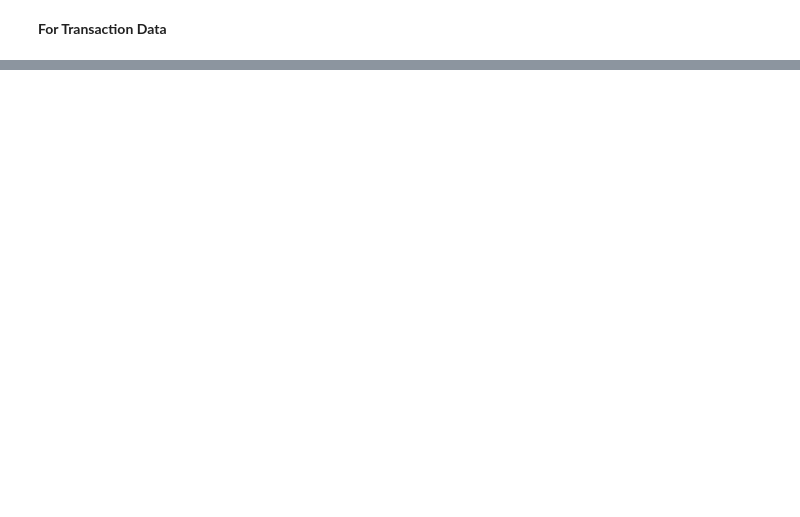
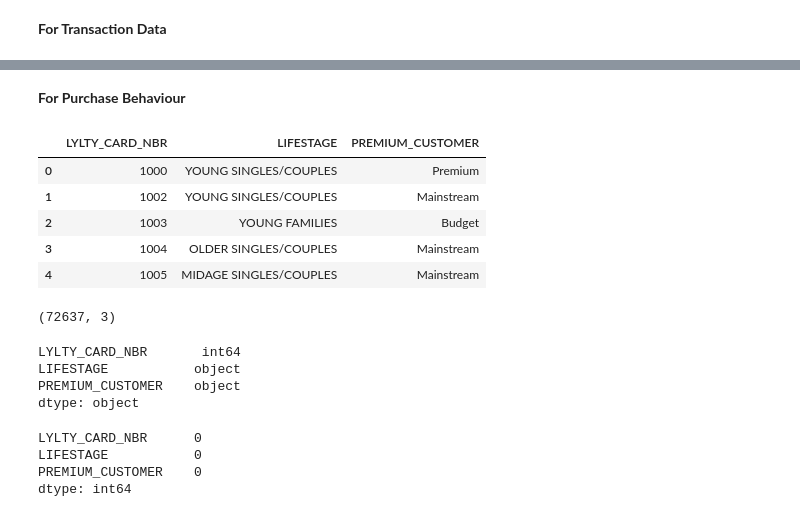
Before and after one commit to ankitg-02/customer-purchase-and-transactional-behavoiur-analysis, a Jupyter notebook: CPTBA_1.ipynb, the cells around one changed output, grey strips where cells are left out. Cells and saved outputs as stored; diff of their text form; code cells hidden in the pictures; blank space fills up the shorter version.

```diff
--- a/CPTBA_1.ipynb
+++ b/CPTBA_1.ipynb
@@ -162,0 +163,31 @@ plt.show()
+# %% [markdown]
+**For Purchase Behaviour**
+# %%
+data1=pd.read_csv(r'/content/QVI_purchase_behaviour.csv')
+purchase=pd.DataFrame(data1)
+purchase.head()
+# %% [output]
+|  | LYLTY_CARD_NBR | LIFESTAGE | PREMIUM_CUSTOMER |
+| 0 | 1000 | YOUNG SINGLES/COUPLES | Premium |
+| 1 | 1002 | YOUNG SINGLES/COUPLES | Mainstream |
+| 2 | 1003 | YOUNG FAMILIES | Budget |
+| 3 | 1004 | OLDER SINGLES/COUPLES | Mainstream |
+| 4 | 1005 | MIDAGE SINGLES/COUPLES | Mainstream |
+# %%
+purchase.shape
+# %% [output]
+(72637, 3)
+# %%
+purchase.dtypes
+# %% [output]
+LYLTY_CARD_NBR       int64
+LIFESTAGE           object
+PREMIUM_CUSTOMER    object
+dtype: object
+# %%
+purchase.isnull().sum()
+# %% [output]
+LYLTY_CARD_NBR      0
+LIFESTAGE           0
+PREMIUM_CUSTOMER    0
+dtype: int64
```
Also changed, not shown: parts of 17 cells of this notebook.
